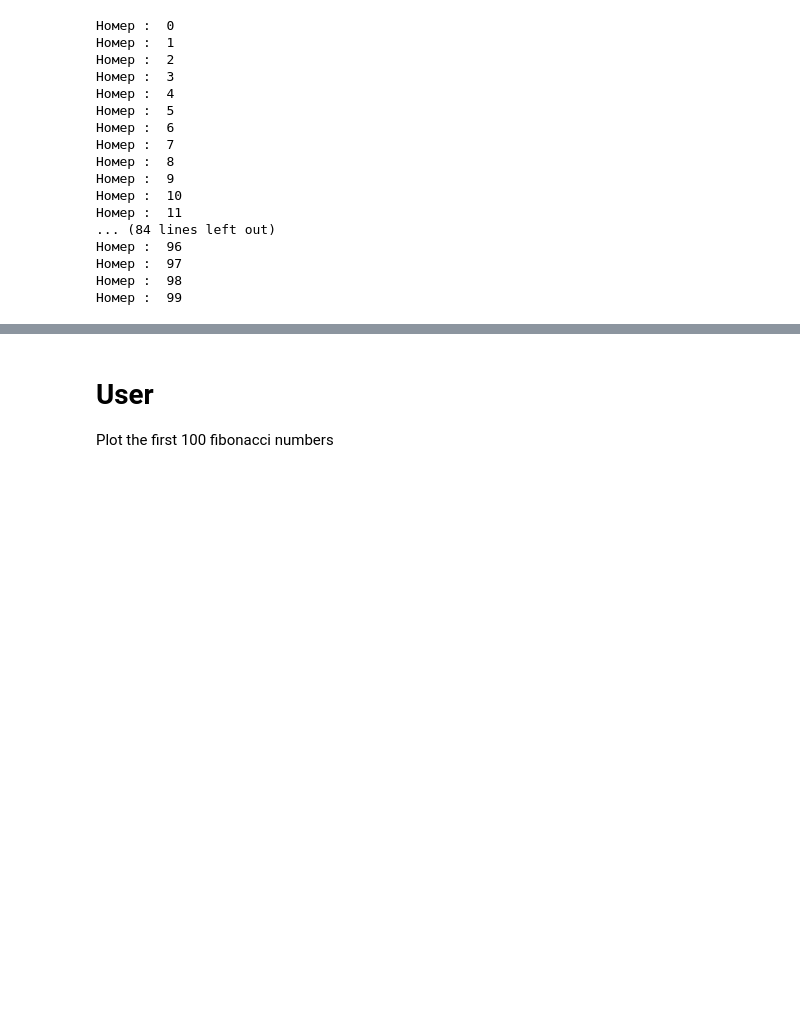
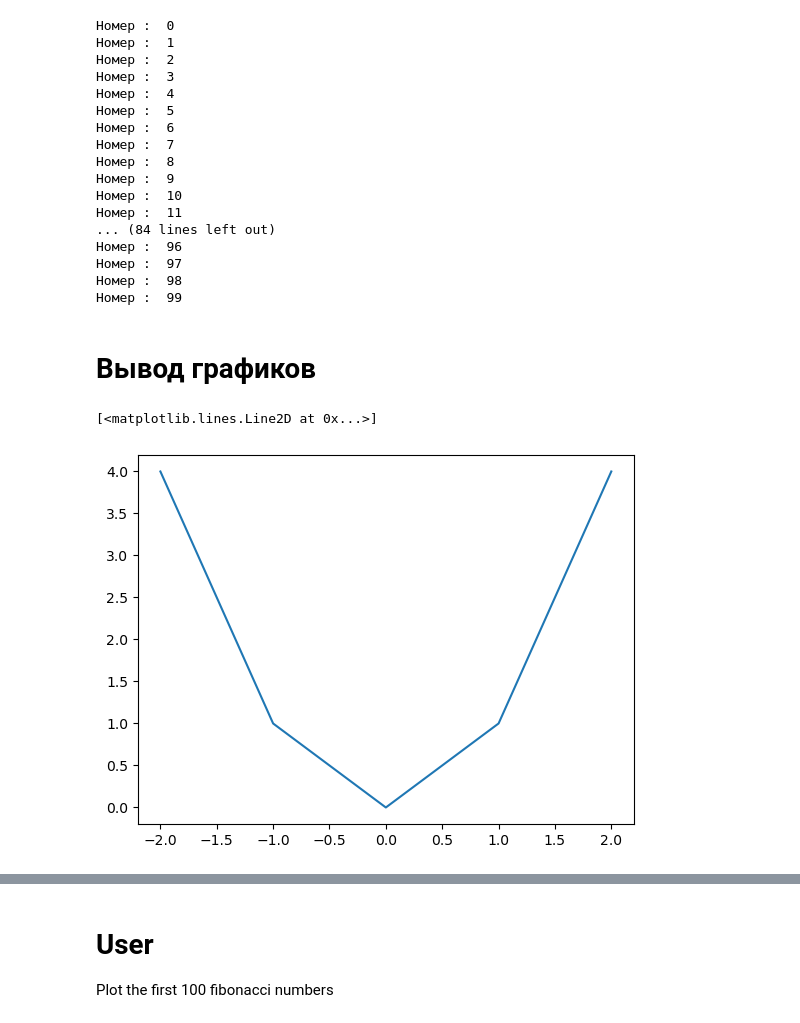
Before and after one commit to geo-spec/dudar-4, a Jupyter notebook: jupiter/kanash/kanash.ipynb, the cells around one changed output, grey strips where cells are left out. Drawn from its saved outputs; the diff is of its cells as text; code cells hidden in the pictures; blank space fills up the shorter version.

```diff
--- a/jupiter/kanash/kanash.ipynb
+++ b/jupiter/kanash/kanash.ipynb
@@ -36,3 +36,5 @@ for i in range(100):
 Номер :  97
 Номер :  98
 Номер :  99
+# %% [markdown]
+# Вывод графиков
@@ -38,0 +43,8 @@ for i in range(100):
+# %%
+x = [-2, -1, 0, 1, 2]
+y = [4, 1, 0, 1, 4]
+# %%
+plt.plot(x,y)
+# %% [output]
+[<matplotlib.lines.Line2D at 0x...>]
+[figure, added]
```
Also changed, not shown: parts of 14 cells of this notebook, 2 other files.
